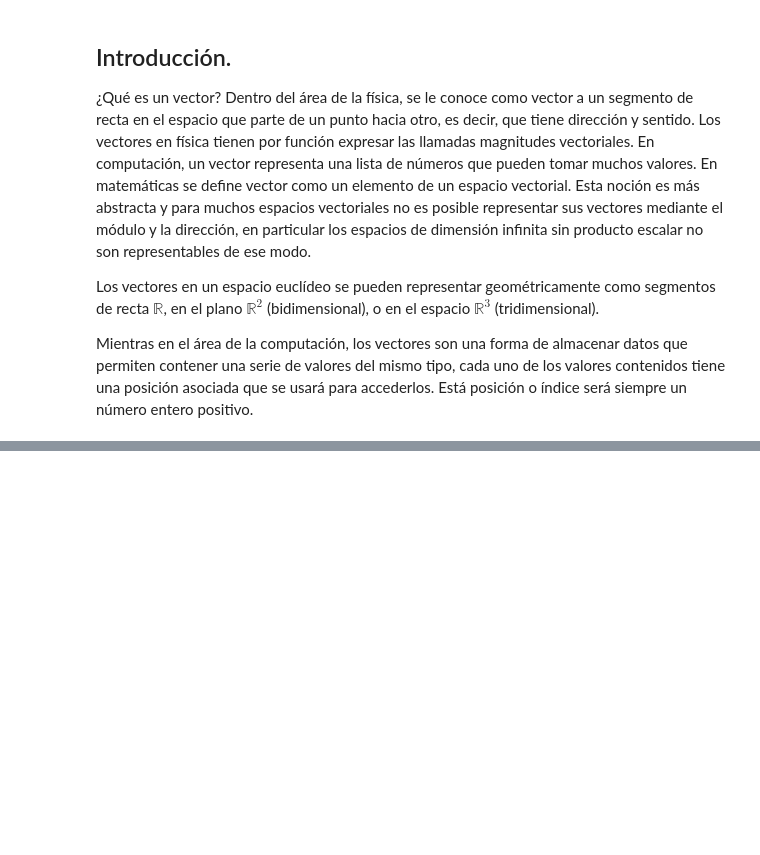
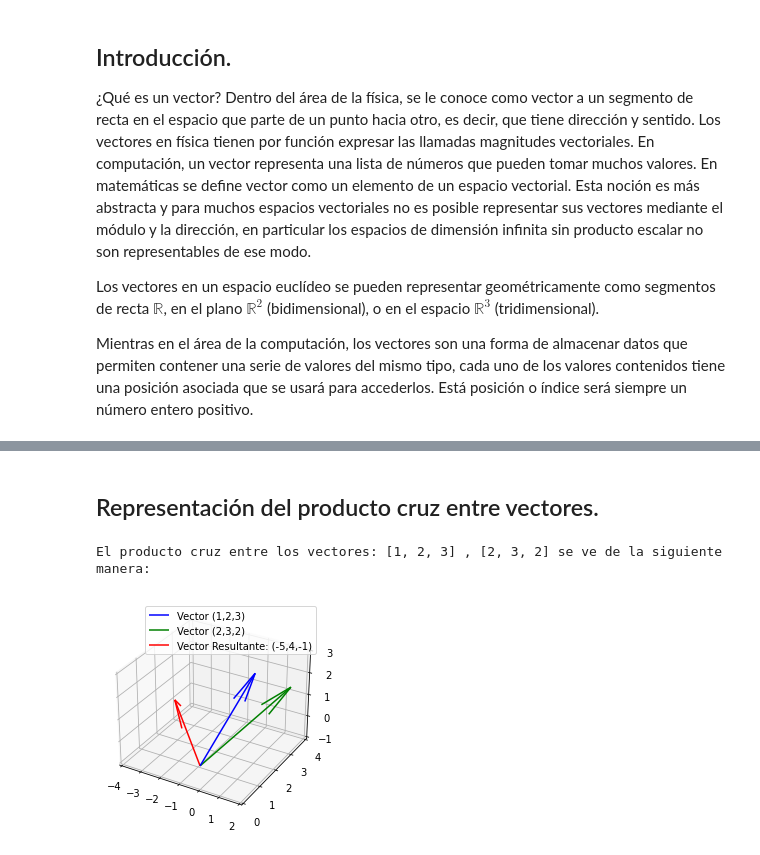
Before and after one commit to nataliasusana/R2-ya-actualizado-p1, a Jupyter notebook: Vectores/Vectores.ipynb, the cells around one changed output, grey strips where cells are left out. Cells and saved outputs as stored; diff of their text form; code cells hidden in the pictures; blank space fills up the shorter version.

```diff
--- a/Vectores/Vectores.ipynb
+++ b/Vectores/Vectores.ipynb
@@ -40,0 +282,25 @@ Describa el Subtema A para complementar el Tema 1 y describir conceptos importan
+# %% [markdown]
+## Representación del producto cruz entre vectores.
+# %%
+import matplotlib.pyplot as plt
+from mpl_toolkits.mplot3d import Axes3D
+import numpy as np
+
+vector = [1,2,3]
+vector2 = [2,3,2]
+vector3 = [-5,4,-1]
+print("El producto cruz entre los vectores:", vector,",", vector2, "se ve de la siguiente manera:")
+
+fig = plt.figure()
+ax = fig.add_subplot(111, projection='3d')
+ax.quiver(0, 0, 0, 1, 2, 3, color="b",label="Vector (1,2,3)")
+ax.quiver(0, 0, 0, 2, 3, 2, color="g",label="Vector (2,3,2)")
+ax.quiver(0, 0, 0, -5, 4, -1, color="r",label="Vector Resultante: (-5,4,-1)")
+ax.set_xlim([-4, 2])
+ax.set_ylim([0, 4])
+ax.set_zlim([-1, 3])
+plt.legend()
+plt.show()
+# %% [output]
+El producto cruz entre los vectores: [1, 2, 3] , [2, 3, 2] se ve de la siguiente manera:
+[figure, added]
```
Also changed, not shown: parts of 28 cells of this notebook.
